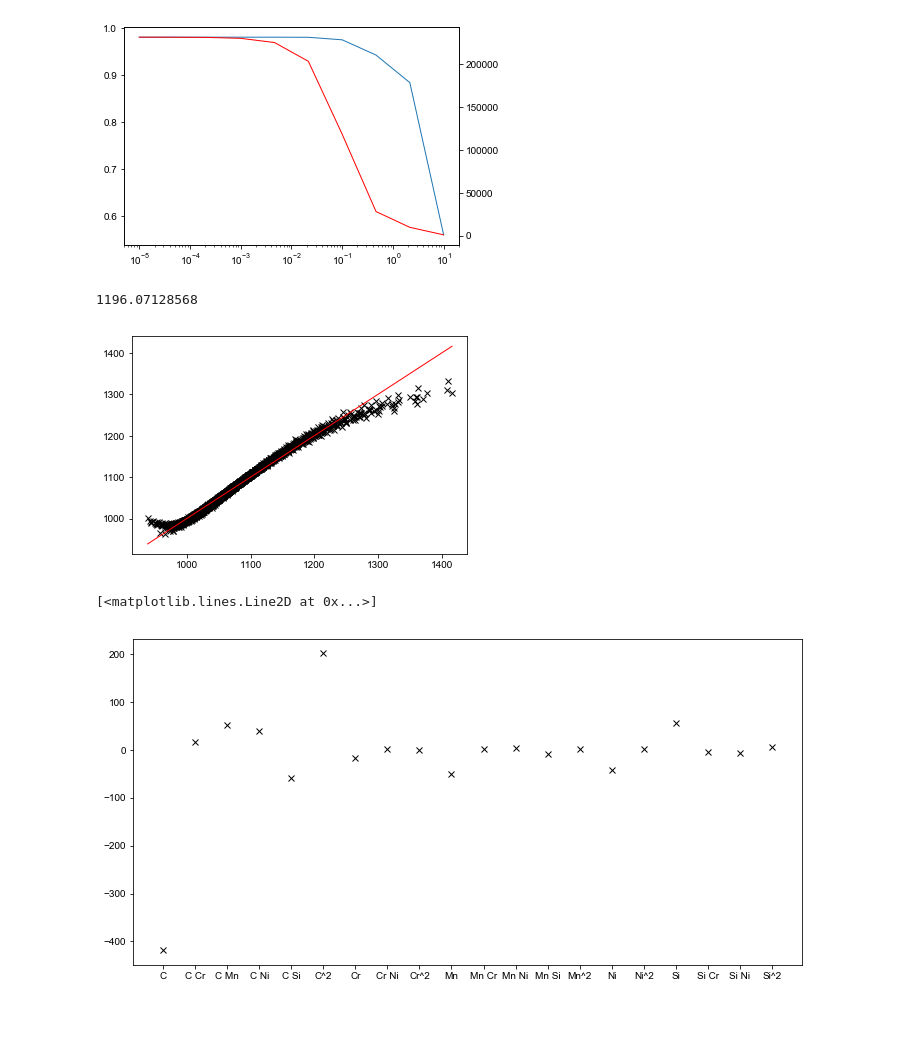
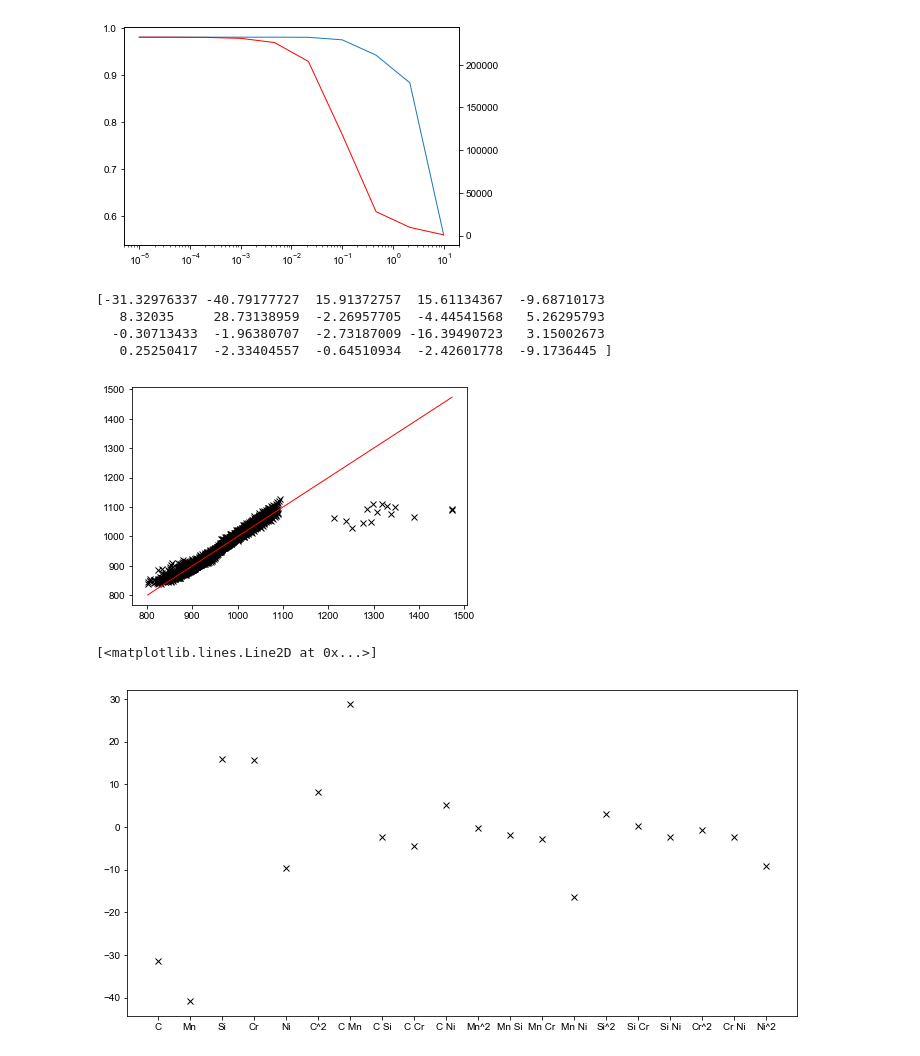
Before and after one commit to paula-aribeiro/senior-thesis, a Jupyter notebook: tests_regression/Tcritical_regression_sklearn.ipynb, the cells around one changed output. Saved outputs shown, nothing was run; the diff lists cells and outputs as text; code cells hidden in the pictures; blank space fills up the shorter version.

```diff
--- a/tests_regression/Tcritical_regression_sklearn.ipynb
+++ b/tests_regression/Tcritical_regression_sklearn.ipynb
@@ -133,21 +133,24 @@ ax.set_xscale('log')
 # %%
 # def f(X):
 #     C, Mn, Si, Cr, Ni = X.T
 #     X_ = np.vstack([C, C**2, C**2*Mn, C**2*Si, C**2*Cr, C**2*Ni, C*Mn, C*Si, C*Cr, C*Ni, Mn, Mn*Si, Mn*Cr, Mn*Ni, Mn**2, Si, Si*Cr, Si*Ni, Si**2, Cr, Cr*Ni, Cr**2, Ni, Ni**2]).T
 #     return X_
 
 # smry = fit_polynomial('A3', 'hipo', 2, reg=linear_model.Lasso())
 # print(smry['reg'].coef_)
 # plot_fit(smry)
 
 # smry = fit_polynomial('A3', 'hipo', 2, reg=linear_model.Ridge(alpha=.01, normalize=True))
-smry = fit_polynomial('A3', 'hipo', 2, reg=linear_model.LinearRegression())
+smry = fit_polynomial('A1', None, 2, reg=linear_model.LinearRegression())
 # smry = fit_any_function('A3', 'hipo', f, reg=linear_model.LinearRegression())
-print(smry['reg'].intercept_)
+print(smry['reg'].coef_)
 plot_fit(smry)
 # %% [output]
-1196.07128568
+[-31.32976337 -40.79177727  15.91372757  15.61134367  -9.68710173
+   8.32035     28.73138959  -2.26957705  -4.44541568   5.26295793
+  -0.30713433  -1.96380707  -2.73187009 -16.39490723   3.15002673
+   0.25250417  -2.33404557  -0.64510934  -2.42601778  -9.1736445 ]
-[figure, old version]
+[figure, new version]
 # %%
 fig, ax = plt.subplots(figsize=(12,6))
 ind_var_names = smry['poly'].get_feature_names()
@@ -155,5 +158,5 @@ ind_var_names = rename_ind_var_names(ind_var_names)
 ax.plot(ind_var_names, smry['reg'].coef_, 'kx')
 # %% [output]
 [<matplotlib.lines.Line2D at 0x...>]
-[figure, old version]
+[figure, new version]
 # %%
```
Also changed, not shown: parts of 2 cells of this notebook, 4 other files.
